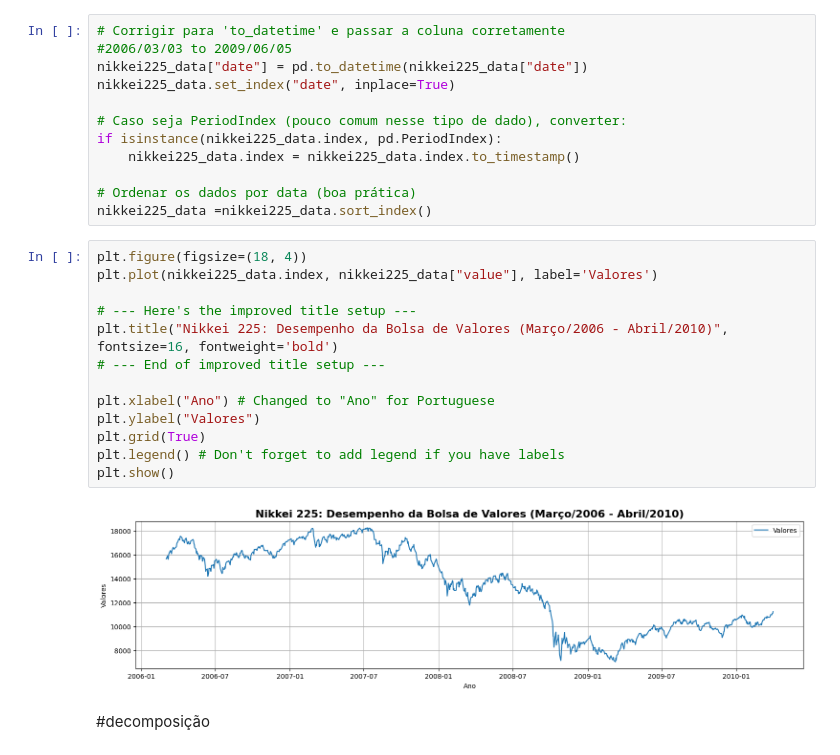
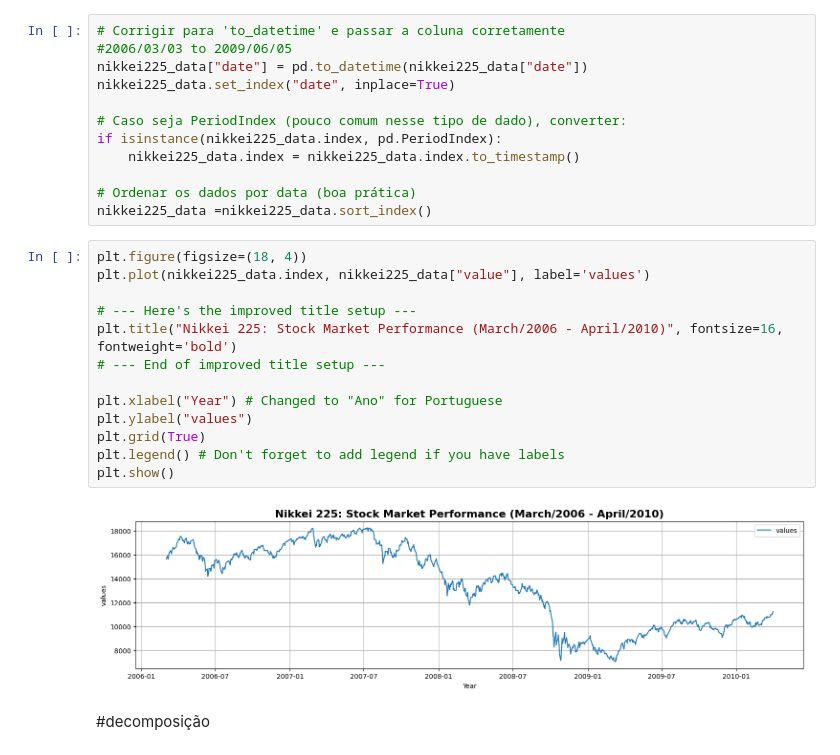
Before and after one commit to metsumesquita/master_degree_UPE, a Jupyter notebook: Hybrid_Model_project.ipynb, the cells around one changed output. Saved outputs shown, nothing was run; the diff lists cells and outputs as text.

```diff
--- a/Hybrid_Model_project.ipynb
+++ b/Hybrid_Model_project.ipynb
@@ -279,19 +281,19 @@ if isinstance(nikkei225_data.index, pd.PeriodIndex):
 nikkei225_data =nikkei225_data.sort_index()
 # %%
 plt.figure(figsize=(18, 4))
-plt.plot(nikkei225_data.index, nikkei225_data["value"], label='Valores')
+plt.plot(nikkei225_data.index, nikkei225_data["value"], label='values')
 
 # --- Here's the improved title setup ---
-plt.title("Nikkei 225: Desempenho da Bolsa de Valores (Março/2006 - Abril/2010)", fontsize=16, fontweight='bold')
+plt.title("Nikkei 225: Stock Market Performance (March/2006 - April/2010)", fontsize=16, fontweight='bold')
 # --- End of improved title setup ---
 
-plt.xlabel("Ano") # Changed to "Ano" for Portuguese
-plt.ylabel("Valores")
+plt.xlabel("Year") # Changed to "Ano" for Portuguese
+plt.ylabel("values")
 plt.grid(True)
 plt.legend() # Don't forget to add legend if you have labels
 plt.show()
 # %% [output]
-[figure, old version]
+[figure, new version]
 # %% [markdown]
 #decomposição
 # %%
```
Also changed, not shown: parts of 26 cells of this notebook.
